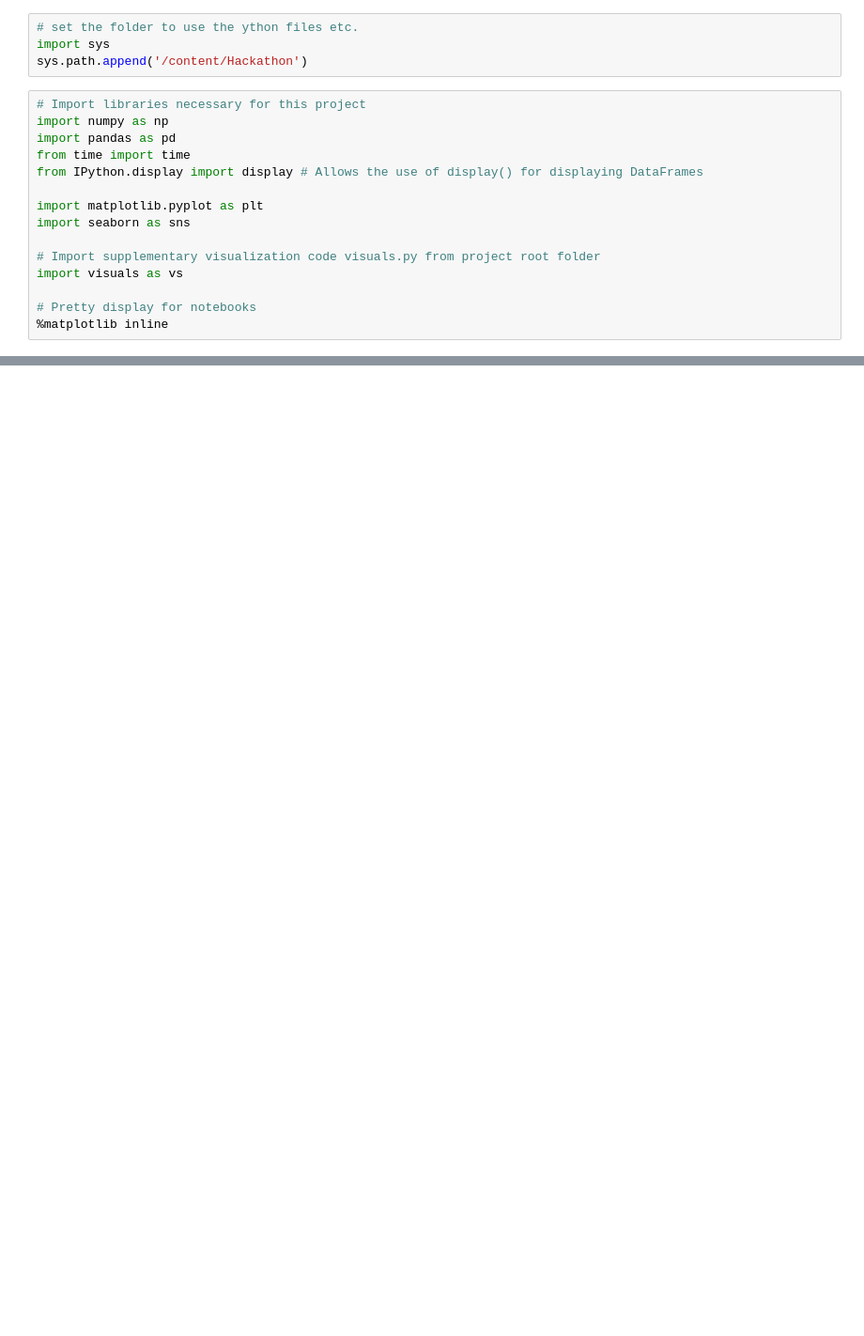
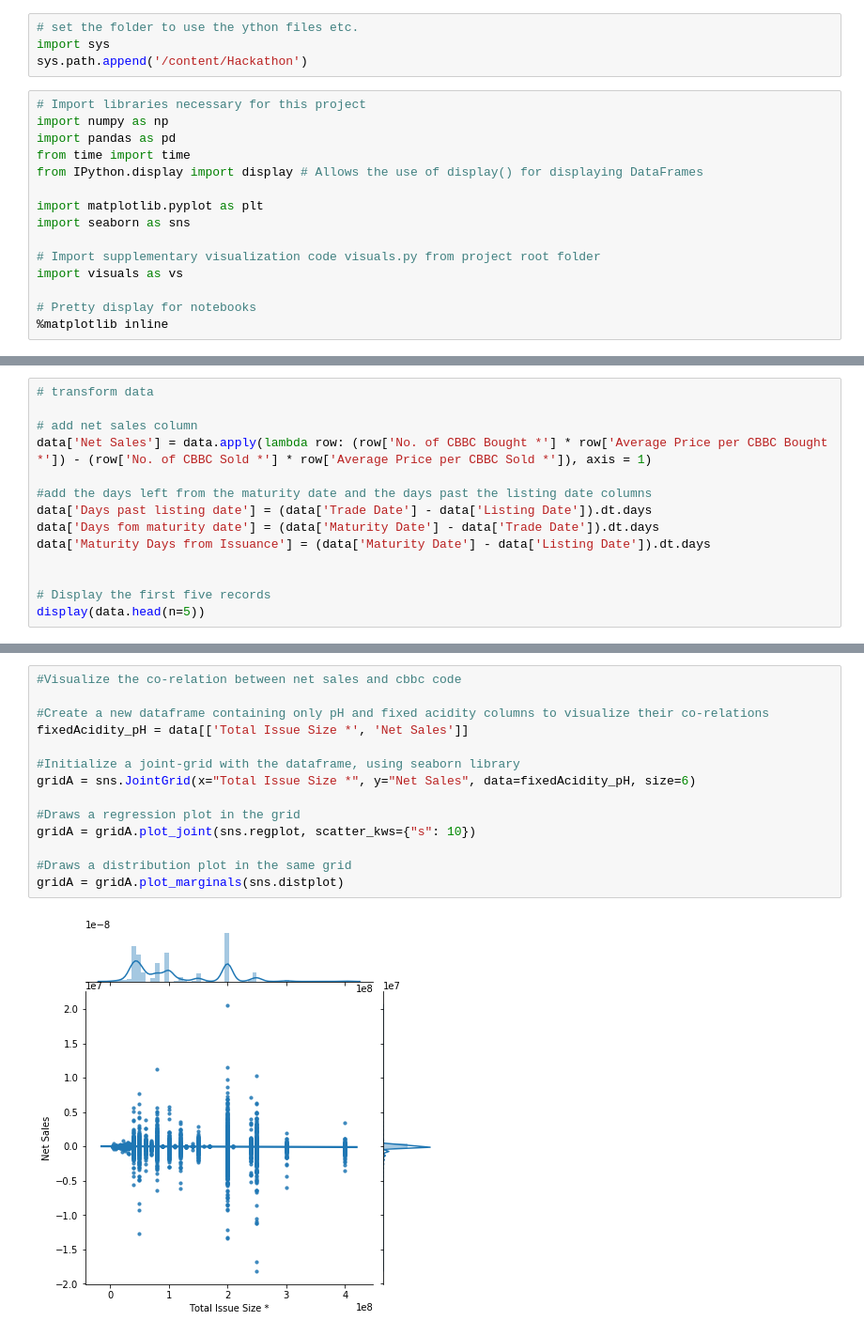
Before and after one commit to Nikhil29/Hackathon, a Jupyter notebook: dataAnalysis.ipynb, the cells around one changed output, grey strips where cells are left out. Shown at 94% size. Saved outputs shown, nothing was run; the diff lists cells and outputs as text; blank space fills up the shorter version.

```diff
--- a/dataAnalysis.ipynb
+++ b/dataAnalysis.ipynb
@@ -88,0 +86,14 @@ heatmap = sns.heatmap(correlation, annot=True, linewidths=0, vmin=-1, cmap="RdBu
+# %%
+# transform data
+
+# add net sales column
+data['Net Sales'] = data.apply(lambda row: (row['No. of CBBC Bought *'] * row['Average Price per CBBC Bought *']) - (row['No. of CBBC Sold *'] * row['Average Price per CBBC Sold *']), axis = 1)
+
+#add the days left from the maturity date and the days past the listing date columns
+data['Days past listing date'] = (data['Trade Date'] - data['Listing Date']).dt.days
+data['Days fom maturity date'] = (data['Maturity Date'] - data['Trade Date']).dt.days
+data['Maturity Days from Issuance'] = (data['Maturity Date'] - data['Listing Date']).dt.days
+
+
+# Display the first five records
+display(data.head(n=5))
@@ -88,0 +107,16 @@ heatmap = sns.heatmap(correlation, annot=True, linewidths=0, vmin=-1, cmap="RdBu
+# %%
+#Visualize the co-relation between net sales and cbbc code
+
+#Create a new dataframe containing only pH and fixed acidity columns to visualize their co-relations
+fixedAcidity_pH = data[['Total Issue Size *', 'Net Sales']]
+
+#Initialize a joint-grid with the dataframe, using seaborn library
+gridA = sns.JointGrid(x="Total Issue Size *", y="Net Sales", data=fixedAcidity_pH, size=6)
+
+#Draws a regression plot in the grid
+gridA = gridA.plot_joint(sns.regplot, scatter_kws={"s": 10})
+
+#Draws a distribution plot in the same grid
+gridA = gridA.plot_marginals(sns.distplot)
+# %% [output]
+[figure, added]
```
Also changed, not shown: parts of 9 cells of this notebook.
